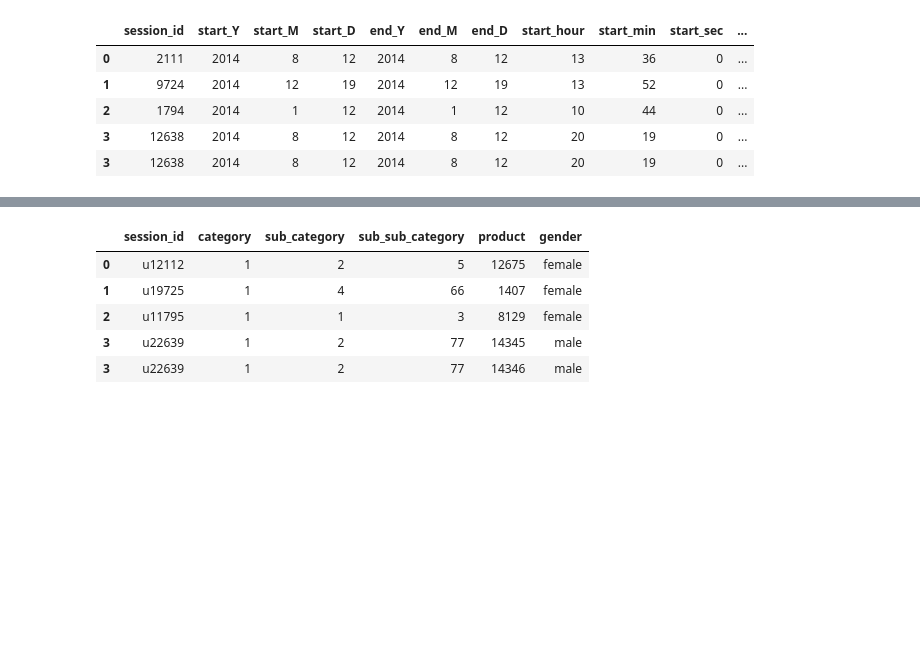
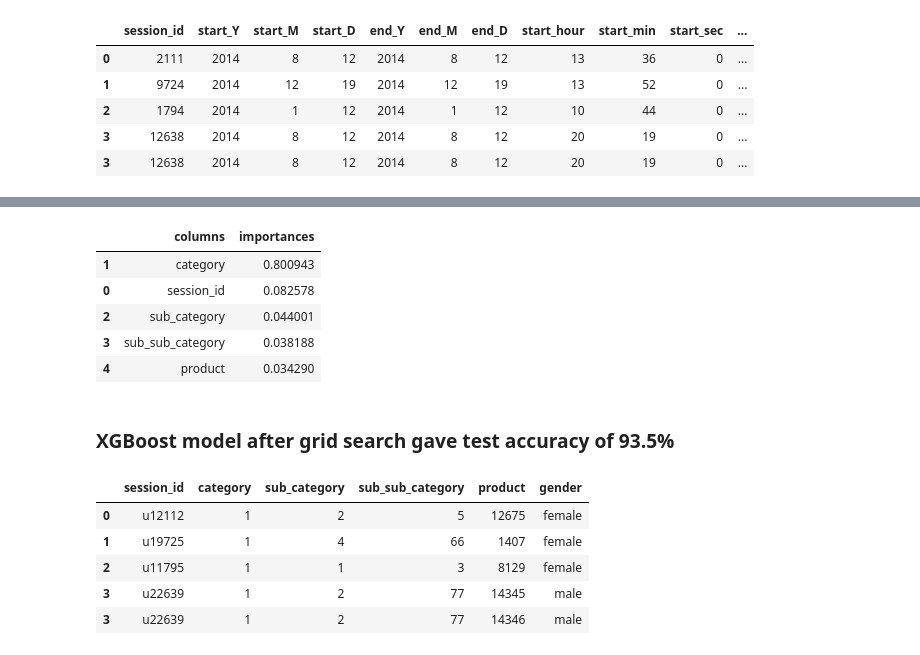
Before and after one commit to Sufi737/ecommerce-hackathon, a Jupyter notebook: code.ipynb, the cells around one changed output, grey strips where cells are left out. Saved outputs shown, nothing was run; the diff lists cells and outputs as text; code cells hidden in the pictures; blank space fills up the shorter version.

```diff
--- a/code.ipynb
+++ b/code.ipynb
@@ -358,0 +360,14 @@ cv.best_params_
+# %%
+results=pd.DataFrame()
+results['columns']=train_data.columns
+results['importances'] = model.feature_importances_
+results.sort_values(by='importances',ascending=False,inplace=True)
+
+results[:20]
+# %% [output]
+|  | columns | importances |
+| 1 | category | 0.800943 |
+| 0 | session_id | 0.082578 |
+| 2 | sub_category | 0.044001 |
+| 3 | sub_sub_category | 0.038188 |
+| 4 | product | 0.034290 |
@@ -359 +377,3 @@ cv.best_params_
+# %% [markdown]
+### XGBoost model after grid search gave test accuracy of 93.5%
 # %%
```
Also changed, not shown: parts of 18 cells of this notebook, 16 other files.
